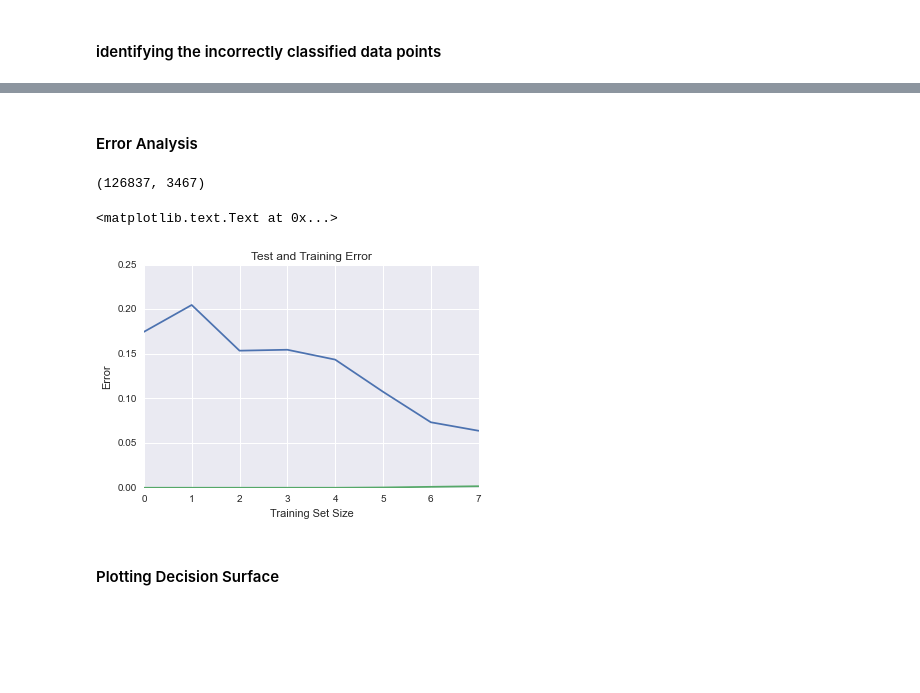
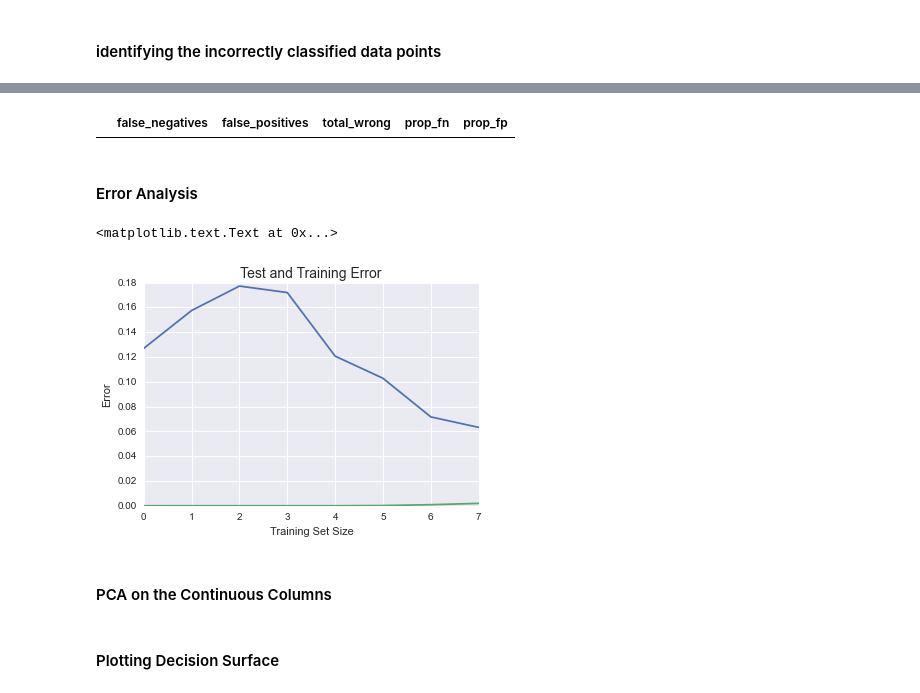
Before and after one commit to ionox0/ML_Kaggle, a Jupyter notebook: code/Competition.ipynb, the cells around one changed output, grey strips where cells are left out. Cells and saved outputs as stored; diff of their text form; code cells hidden in the pictures; blank space fills up the shorter version.

```diff
--- a/code/Competition.ipynb
+++ b/code/Competition.ipynb
@@ -319,0 +343,2 @@ def kfold_cv_scores(clf, X, y, kf):
+# %%
+rf_clf.fit(X_train, y_train)
@@ -411,6 +442,6 @@ tnss = pd.Series(tns.sum(axis=0))
 predss = pd.Series(np.array(preds).sum(axis=0))
 predsdf = pd.DataFrame(preds)
 # %%
-X_train, X_test, y_train, y_test = train_test_split(X, y_sample, test_size=0.4, random_state=33)
+# X_train, X_test, y_train, y_test = train_test_split(X, y_sample, test_size=0.4, random_state=33)
 # %%
-rf_clf.fit(X_train, y_train).score(X_test, y_test)
+# rf_clf.fit(X_train, y_train).score(X_test, y_test)
@@ -444,0 +467,4 @@ Int64Index([   1,    2,    5,    6,    8,    9,   10,   12,   16,   18,
+# %%
+wrong[(wrong.false_negatives > 1) & (wrong.false_positives > 1)]
+# %% [output]
+|  | false_negatives | false_positives | total_wrong | prop_fn | prop_fp |
@@ -448,7 +477,11 @@ Int64Index([   1,    2,    5,    6,    8,    9,   10,   12,   16,   18,
 X_best_cols = X_train_dummies[best_cols[:100]]
 # %%
 rows = X_train_dummies.shape[0]
-sample_sizes = [int(rows/1000), int(rows/500), int(rows/250), int(rows/100), int(rows/50), int(rows/10), int(rows/2), rows]
+sample_sizes = [
+    int(rows/1000), int(rows/500), int(rows/250),
+    int(rows/100), int(rows/50), int(rows/10),
+    int(rows/2), rows
+]
 training_errors = []
 test_errors = []
 for sample in sample_sizes:
@@ -461,17 +494,15 @@ for sample in sample_sizes:
     test_error = 1 - rf_clf.score(X_test, y_test)
     training_errors.append(train_error)
     test_errors.append(test_error)
-# %%
-X_train_dummies.shape
-# %% [output]
-(126837, 3467)
 # %%
 plt.figure()
 pd.Series(test_errors).plot()
 pd.Series(training_errors).plot()
 plt.xlabel('Training Set Size')
 plt.ylabel('Error')
-plt.title('Test and Training Error')
+plt.title('Test and Training Error', fontsize=14)
 # %% [output]
 <matplotlib.text.Text at 0x...>
-[figure, old version]
+[figure, new version]
+# %% [markdown]
+#### PCA on the Continuous Columns
```
Also changed, not shown: parts of 47 cells of this notebook.
